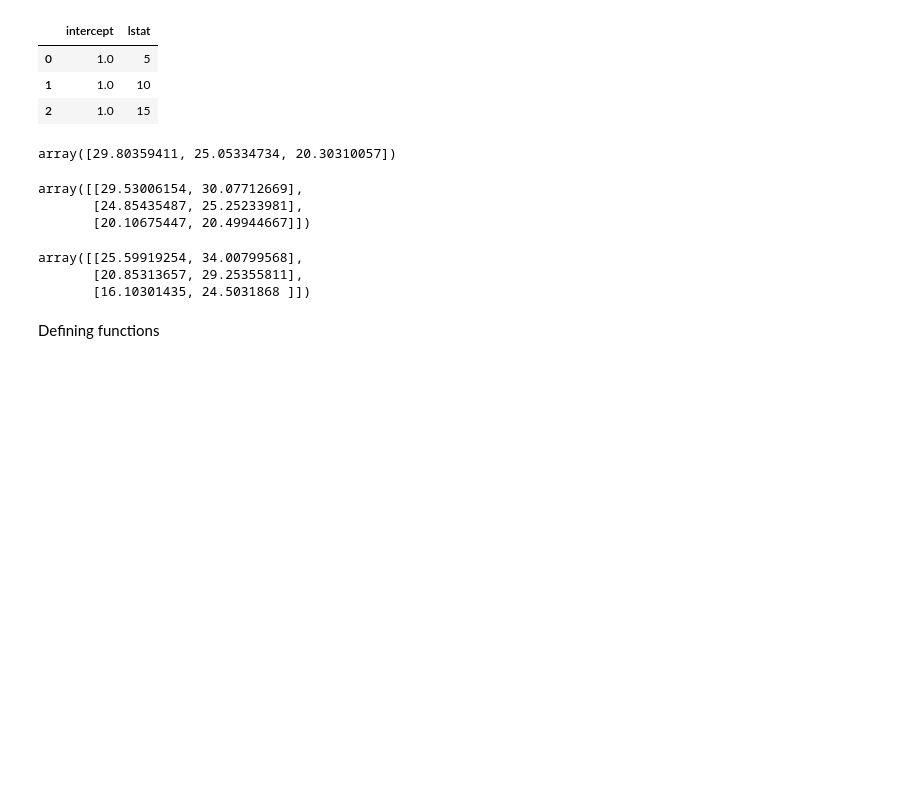
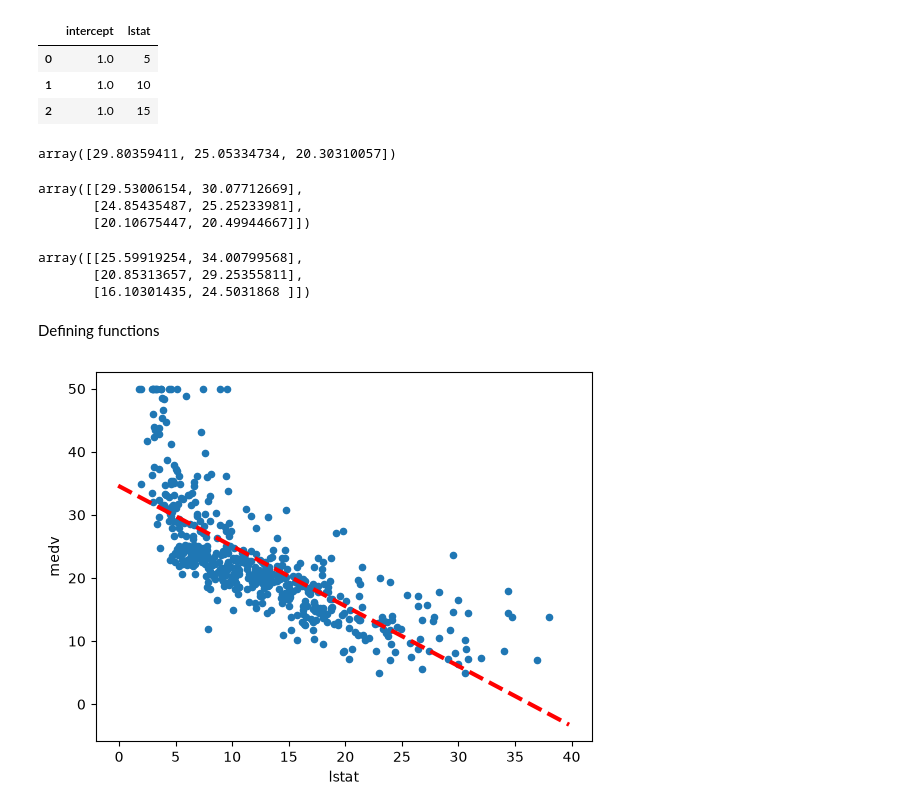
Before and after one commit to Mussab157/ISLP, a Jupyter notebook: Chapter3/ch3_lab.ipynb, the cells around one changed output. Cells and saved outputs as stored; diff of their text form; code cells hidden in the pictures; blank space fills up the shorter version.

Commit message:
Examining diagnostic plots

```diff
--- a/Chapter3/ch3_lab.ipynb
+++ b/Chapter3/ch3_lab.ipynb
@@ -184,3 +186,16 @@ def abline(ax, b, m, *args, **kwargs):
     xlim=ax.get_xlim()
     ylim=[m*xlim[0]+b, m*xlim[1]+b]
     ax.plot(xlim, ylim, *args, **kwargs)
+# %%
+# ax is the background of the plot, the white empty box on which our line is visible.
+# We define that ax is a scatter plot with y and x axis with specific names .
+ax=Boston.plot.scatter('lstat', 'medv')
+
+# ab had three necessary arguments, ax, the intercept and the slope.
+abline(ax,
+       results.params[0],
+       results.params[1],
+       'r--',
+       linewidth=3)
+# %% [output]
+[figure, added]
```
Also changed, not shown: parts of 6 cells of this notebook.
